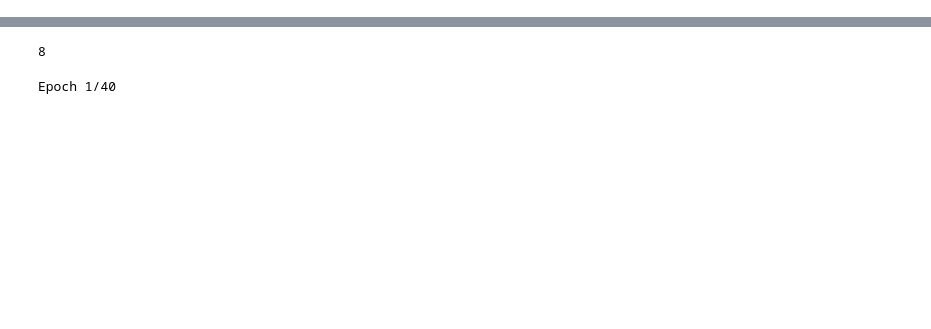
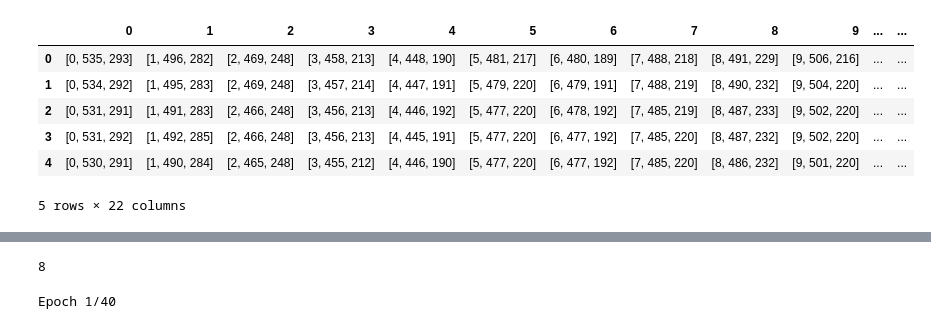
Before and after one commit to vansh-9878/SignLanguageDetection, a Jupyter notebook: modelTrain.ipynb, the cells around one changed output, grey strips where cells are left out. Saved outputs shown, nothing was run; the diff lists cells and outputs as text; code cells hidden in the pictures; blank space fills up the shorter version.

```diff
--- a/modelTrain.ipynb
+++ b/modelTrain.ipynb
@@ -13,4 +13,16 @@ df.head()
 5 rows × 22 columns
+# %%
+new_headers = ['0', '1', '2', '3', '4', '5', '6', '7', '8', '9', '10', '11', '12', '13', '14', '15', '16', '17', '18', '19', '20', 'label']
+df.columns = new_headers
+df.head()
+# %% [output]
+|  | 0 | 1 | 2 | 3 | 4 | 5 | 6 | 7 | 8 | 9 | ... | ... |
+| 0 | [0, 535, 293] | [1, 496, 282] | [2, 469, 248] | [3, 458, 213] | [4, 448, 190] | [5, 481, 217] | [6, 480, 189] | [7, 488, 218] | [8, 491, 229] | [9, 506, 216] | ... | ... |
+| 1 | [0, 534, 292] | [1, 495, 283] | [2, 469, 248] | [3, 457, 214] | [4, 447, 191] | [5, 479, 220] | [6, 479, 191] | [7, 488, 219] | [8, 490, 232] | [9, 504, 220] | ... | ... |
+| 2 | [0, 531, 291] | [1, 491, 283] | [2, 466, 248] | [3, 456, 213] | [4, 446, 192] | [5, 477, 220] | [6, 478, 192] | [7, 485, 219] | [8, 487, 233] | [9, 502, 220] | ... | ... |
+| 3 | [0, 531, 292] | [1, 492, 285] | [2, 466, 248] | [3, 456, 213] | [4, 445, 191] | [5, 477, 220] | [6, 477, 192] | [7, 485, 220] | [8, 487, 232] | [9, 502, 220] | ... | ... |
+| 4 | [0, 530, 291] | [1, 490, 284] | [2, 465, 248] | [3, 455, 212] | [4, 446, 190] | [5, 477, 220] | [6, 477, 192] | [7, 485, 220] | [8, 486, 232] | [9, 501, 220] | ... | ... |
+5 rows × 22 columns
 # %%
 df2=pd.DataFrame()
 # %%
```
Also changed, not shown: parts of 11 cells of this notebook, 4 other files.
